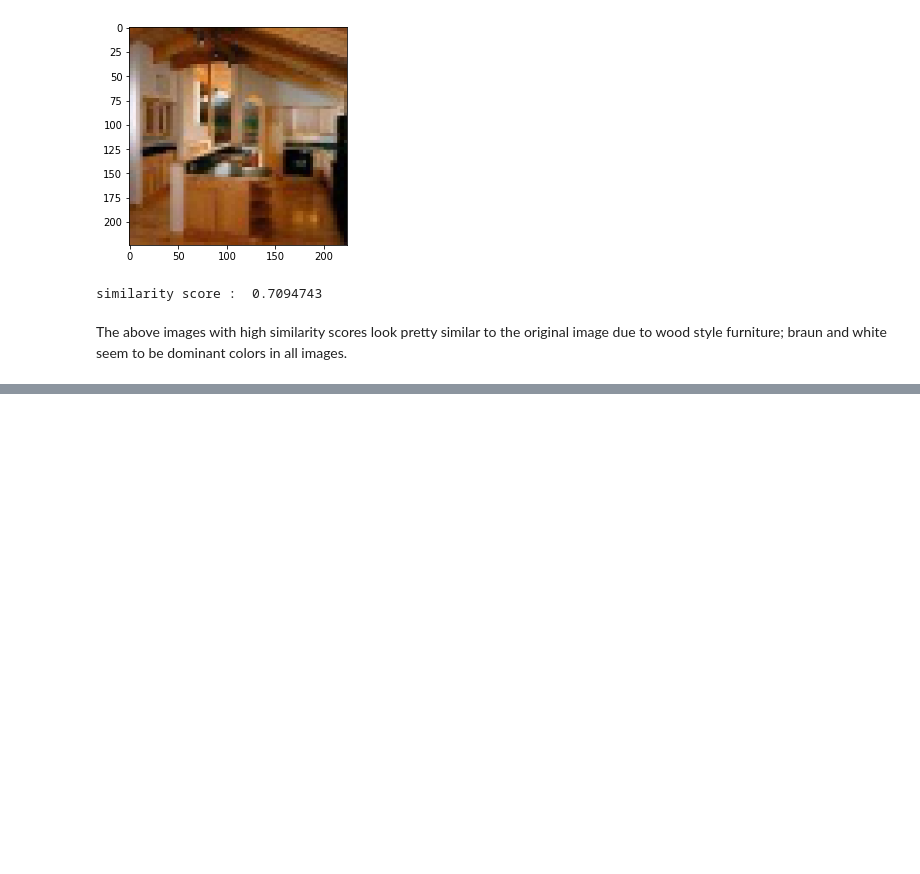
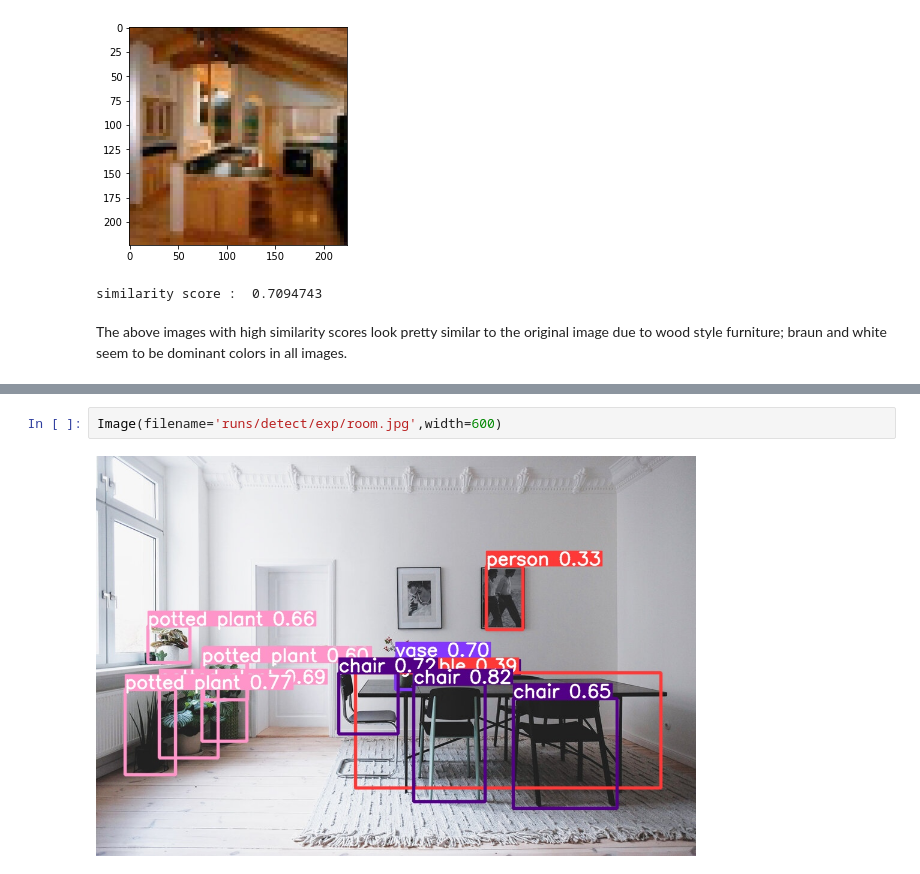
Before and after one commit to risa1796/HOME24, a Jupyter notebook: Interior_Design_Trends_and_Recommendation.ipynb, the cells around one changed output, grey strips where cells are left out. Drawn from its saved outputs; the diff is of its cells as text; blank space fills up the shorter version.

```diff
--- a/Interior_Design_Trends_and_Recommendation.ipynb
+++ b/Interior_Design_Trends_and_Recommendation.ipynb
@@ -737,0 +760,4 @@ The above images with high similarity scores look pretty similar to the original
+# %%
+Image(filename='runs/detect/exp/room.jpg',width=600)
+# %% [output]
+[figure, added]
```
Also changed, not shown: parts of 30 cells of this notebook.
